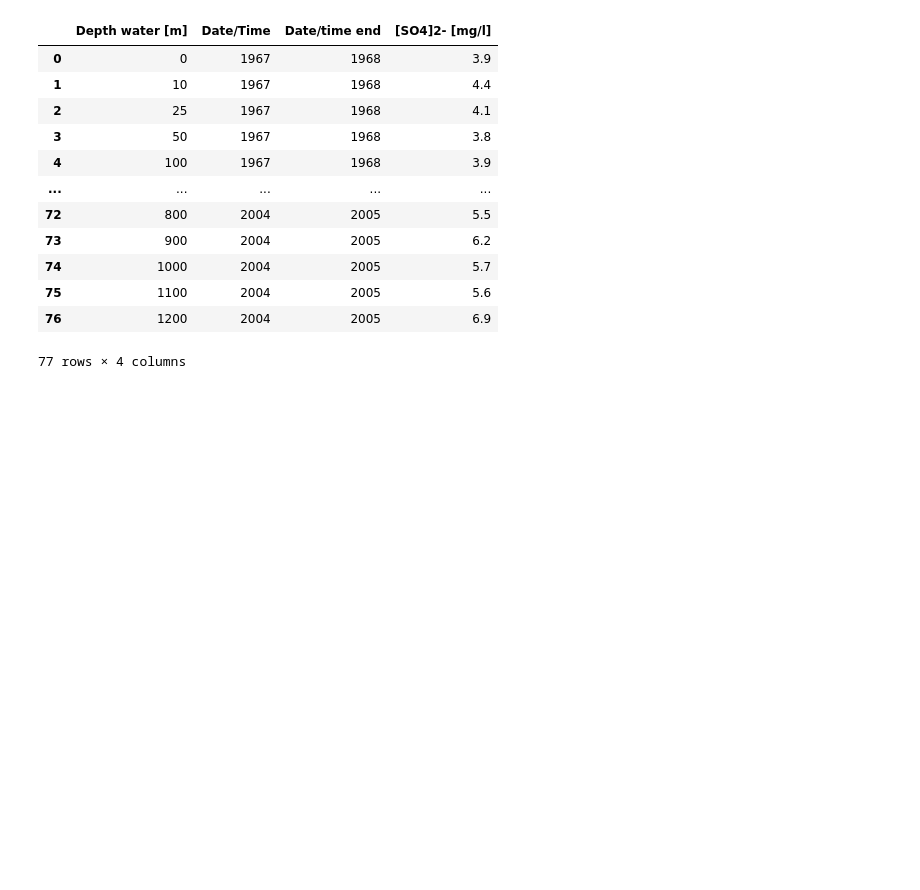
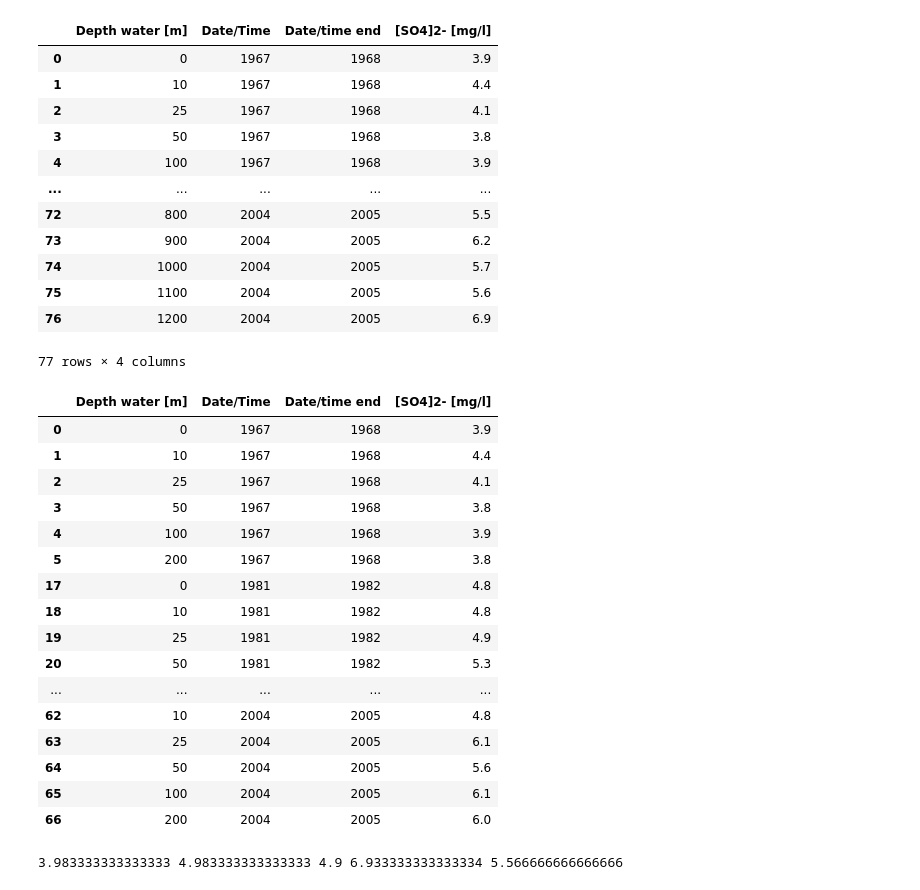
Before and after one commit to abeitz26/Beitz.A_FinalProject, a Jupyter notebook: final_graph1.ipynb, the cells around one changed output. Saved outputs shown, nothing was run; the diff lists cells and outputs as text; code cells hidden in the pictures; blank space fills up the shorter version.

```diff
--- a/final_graph1.ipynb
+++ b/final_graph1.ipynb
@@ -61,4 +61,63 @@ display(so4_df)
 | 75 | 1100 | 2004 | 2005 | 5.6 |
 | 76 | 1200 | 2004 | 2005 | 6.9 |
 77 rows × 4 columns
+# %%
+#Cutting the diatom measurements down to match the dates of the sulfate measurements
+dia_df_short = dia_df.loc[dia_df["Age [a AD/CE]"] > 1960]
+
+#Averaging the sulfate concetration measurement to be from 0-200m, the photic layer, so only the sulfate concentration affecting the diatoms is shown
+#separating the orginal df to only include up 200m
+so4_df = so4_df.loc[so4_df['Depth water [m]'] < 201]
+display(so4_df)
+
+#split each time period into chunks and then averaged the sulfate concentration
+so4_avg1 = so4_df['[SO4]2- [mg/l]'].loc[0:5].mean()
+so4_avg2 = so4_df['[SO4]2- [mg/l]'].loc[17:22].mean()
+so4_avg3 = so4_df['[SO4]2- [mg/l]'].loc[28:33].mean()
+so4_avg4 = so4_df['[SO4]2- [mg/l]'].loc[44:49].mean()
+so4_avg5 = so4_df['[SO4]2- [mg/l]'].loc[61:].mean()
+print(so4_avg1, so4_avg2, so4_avg3, so4_avg4, so4_avg5)
+
+#created a new array with averaged so4 concentrations and respective dates
+so4conc = np.array([[1967, so4_avg1], [1981, so4_avg2], [1983, so4_avg3], [1986, so4_avg4], [2004, so4_avg5]])
+#turned that array into a dataframe ready to be plotted
+so4_final = pd.DataFrame(so4conc, columns =['Date Start', 'Average [SO4]2- [mg/l]'])
+
+
+#so4_avg1 = so4_df.loc[so4_df['Date/Time'] == 1967]
+#avg1 = so4_df.loc[column == 4].mean()
+#so4_fin1 = so4_avg1.loc[so4_avg1['[SO4]2- [mg/l]']]
+#print(so4_avg1)
+#so4_avg2 = so4_df.loc[so4_df['Date/Time'] == 1967].mean()
+#print(so4_avg2)
+#so4_avg3 = so4_df.loc[so4_df['Date/Time'] == 1981].mean()
+#print(so4_avg3)
+#so4_avg4 = so4_df.loc[so4_df['Date/Time'] == 1983].mean()
+#print(so4_avg4)
+#so4_avg5 = so4_df.loc[so4_df['Date/Time'] == 1986].mean()
+#print(so4_avg5)
+#so4_avg6 = so4_df.loc[so4_df['Date/Time'] == 2004].mean()
+#print(so4_avg6)
+
+#combining the rows and creating a new dataframe
+#pd.DataFrame(so4_avg1, so4_avg2, so4_avg3, so4_avg4, so4_avg5)
+# %% [output]
+|  | Depth water [m] | Date/Time | Date/time end | [SO4]2- [mg/l] |
+| 0 | 0 | 1967 | 1968 | 3.9 |
+| 1 | 10 | 1967 | 1968 | 4.4 |
+| 2 | 25 | 1967 | 1968 | 4.1 |
+| 3 | 50 | 1967 | 1968 | 3.8 |
+| 4 | 100 | 1967 | 1968 | 3.9 |
+| 5 | 200 | 1967 | 1968 | 3.8 |
+| 17 | 0 | 1981 | 1982 | 4.8 |
+| 18 | 10 | 1981 | 1982 | 4.8 |
+| 19 | 25 | 1981 | 1982 | 4.9 |
+| 20 | 50 | 1981 | 1982 | 5.3 |
+| ... | ... | ... | ... | ... |
+| 62 | 10 | 2004 | 2005 | 4.8 |
+| 63 | 25 | 2004 | 2005 | 6.1 |
+| 64 | 50 | 2004 | 2005 | 5.6 |
+| 65 | 100 | 2004 | 2005 | 6.1 |
+| 66 | 200 | 2004 | 2005 | 6.0 |
+3.983333333333333 4.983333333333333 4.9 6.933333333333334 5.566666666666666
 # %%
```
Also changed, not shown: parts of 4 cells of this notebook.
